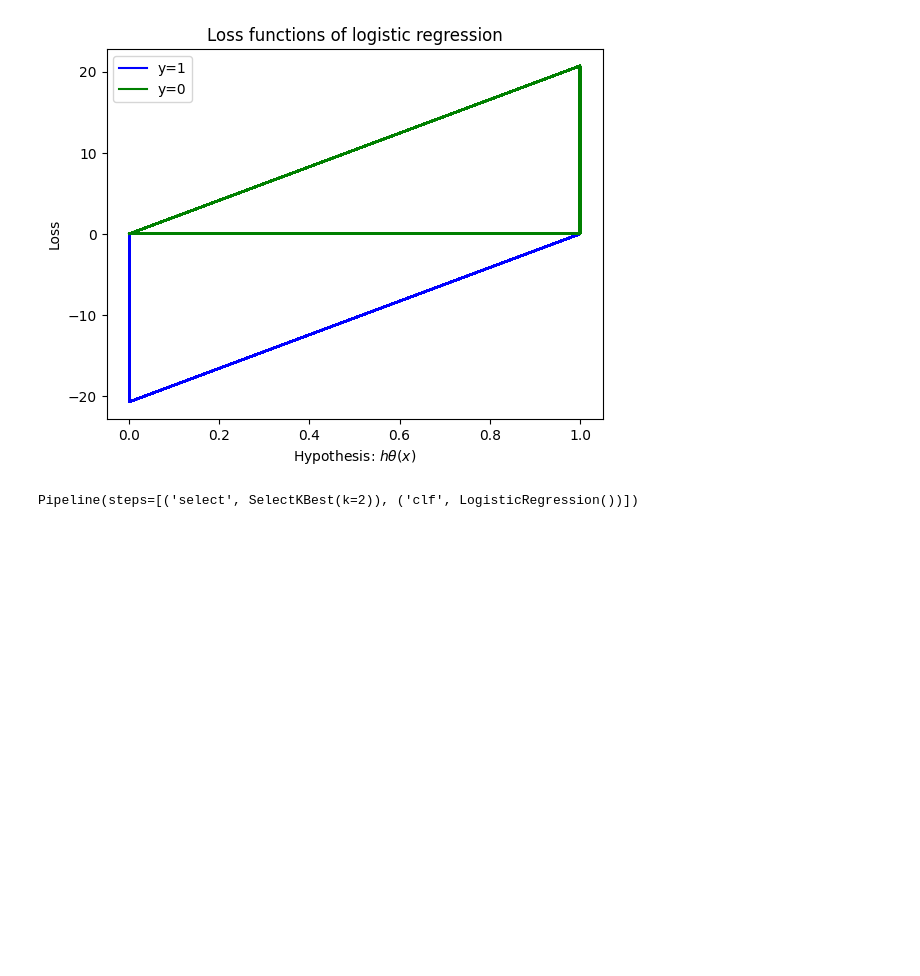
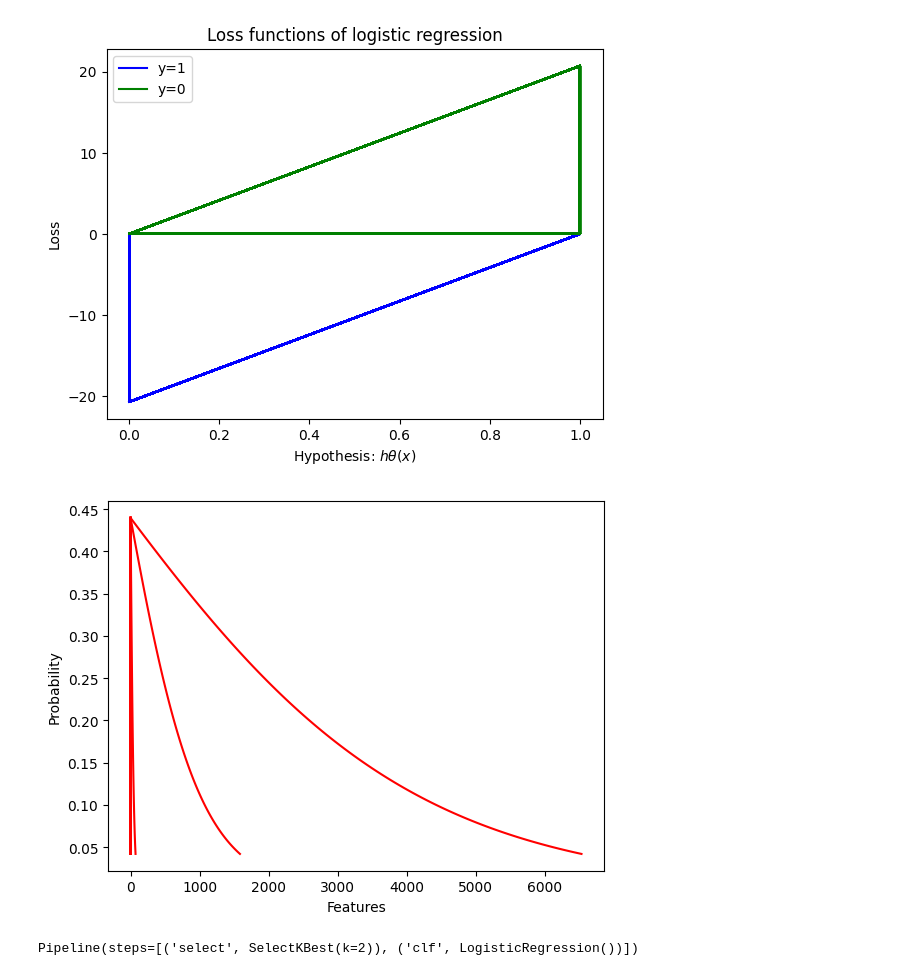
Before and after one commit to AnushkaMazumdar2/Machine_Learning, a Jupyter notebook: 2348505_Lab5.ipynb, the cells around one changed output. Cells and saved outputs as stored; diff of their text form; code cells hidden in the pictures; blank space fills up the shorter version.

```diff
--- a/2348505_Lab5.ipynb
+++ b/2348505_Lab5.ipynb
@@ -168,3 +194,7 @@ def compute_loss(self, y_test, pred):
     y_zero_loss = y_true * np.log(y_pred + 1e-9)
     y_one_loss = (1-y_true) * np.log(1 - y_pred + 1e-9)
     return -np.mean(y_zero_loss + y_one_loss)
+# %%
+logreg = LogisticRegression()
+logreg.fit(x_train,y_train)
+prob = logreg.predict_proba(x_test)
@@ -197,0 +234,4 @@ plt.show()
+# %%
+x_min = np.min(x_train)
+x_max = np.max(x_train)
+x_values = np.linspace(x_min,x_max,100)
@@ -198,3 +242,12 @@ plt.show()
+# %%
+phi_z = 1/(1+np.exp(-np.dot(x_values, logreg.coef_.flatten()) - logreg.intercept_))
+#sigmoid = logreg.predict_proba(x_values)[:,1]
+plt.plot(x_values,phi_z,label="Sigmoid Function",color='red')
+plt.xlabel("Features")
+plt.ylabel("Probability")
+plt.show()
+# %% [output]
+[figure, added]
 # %%
 from sklearn.model_selection import GridSearchCV
 from sklearn.pipeline import Pipeline
```
Also changed, not shown: parts of 17 cells of this notebook.
